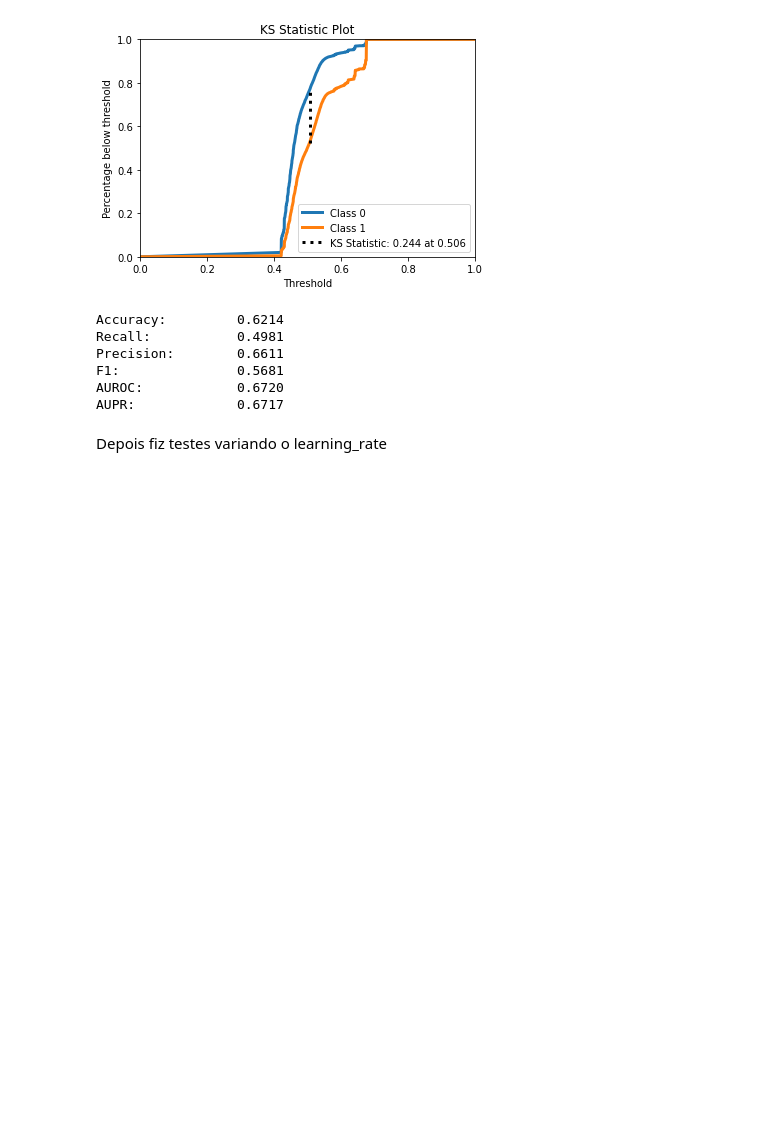
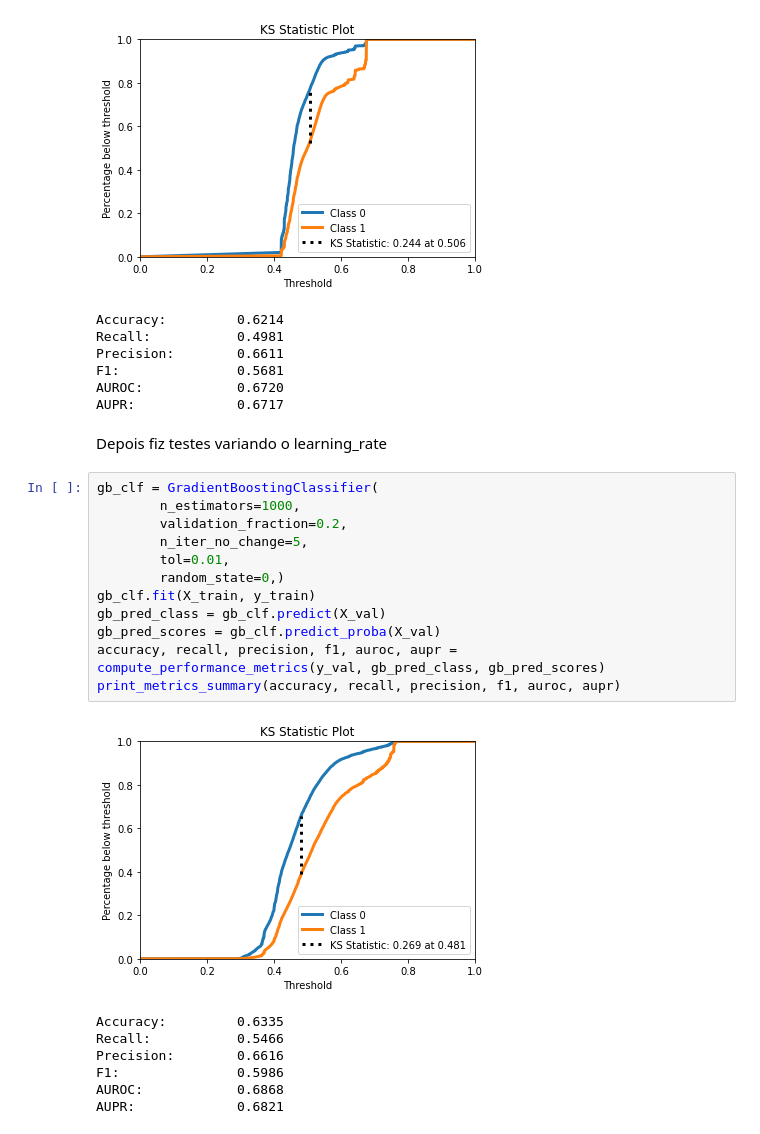
Before and after one commit to aasb2/neural-networks, a Jupyter notebook: Project.ipynb, the cells around one changed output. Saved outputs shown, nothing was run; the diff lists cells and outputs as text; blank space fills up the shorter version.

```diff
--- a/Project.ipynb
+++ b/Project.ipynb
@@ -271,3 +307,23 @@ AUROC:            0.6720
 AUPR:             0.6717
 # %% [markdown]
 Depois fiz testes variando o learning_rate
+# %%
+gb_clf = GradientBoostingClassifier(
+        n_estimators=1000,
+        validation_fraction=0.2,
+        n_iter_no_change=5,
+        tol=0.01,
+        random_state=0,)
+gb_clf.fit(X_train, y_train)
+gb_pred_class = gb_clf.predict(X_val)
+gb_pred_scores = gb_clf.predict_proba(X_val)
+accuracy, recall, precision, f1, auroc, aupr = compute_performance_metrics(y_val, gb_pred_class, gb_pred_scores)
+print_metrics_summary(accuracy, recall, precision, f1, auroc, aupr)
+# %% [output]
+[figure, added]
+Accuracy:         0.6335
+Recall:           0.5466
+Precision:        0.6616
+F1:               0.5986
+AUROC:            0.6868
+AUPR:             0.6821
```
Also changed, not shown: parts of 11 cells of this notebook, 6 other files.
